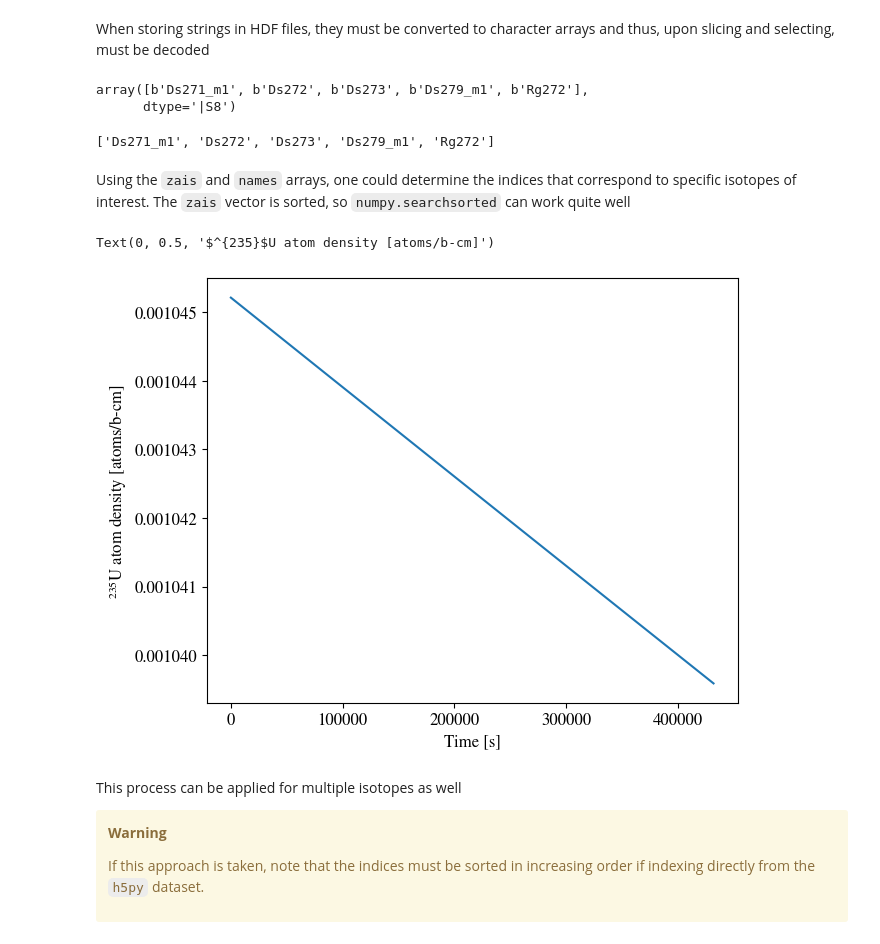
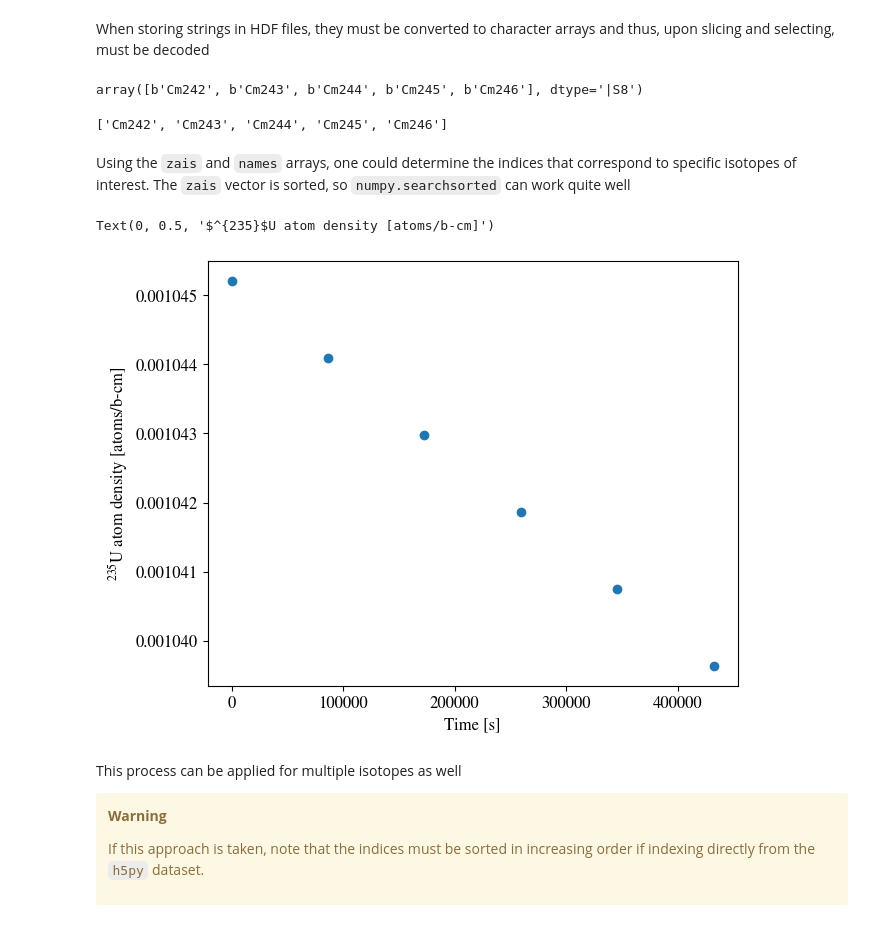
Before and after one commit to CORE-GATECH-GROUP/hydep, a Jupyter notebook: docs/examples/post-processing.ipynb, the cells around one changed output. Saved outputs shown, nothing was run; the diff lists cells and outputs as text; code cells hidden in the pictures.

```diff
--- a/docs/examples/post-processing.ipynb
+++ b/docs/examples/post-processing.ipynb
@@ -18,5 +18,5 @@ from hydep.hdfstore import HdfProcessor
 # %%
-pincell = HdfProcessor("./pincell-results.h5")
+pincell = Processor("./pincell-results.h5")
 # %% [markdown]
 ## Basic access
 The `HdfProcessor` is designed to sit as a convenience layer above the `h5py` API. It can be thought of as a read-only dictionary into the underlying results with the following methods
@@ -82,23 +82,22 @@ When storing strings in HDF files, they must be converted to character arrays an
 # %%
 pincell["isotopes/names"][-5:]
 # %% [output]
-array([b'Ds271_m1', b'Ds272', b'Ds273', b'Ds279_m1', b'Rg272'],
-      dtype='|S8')
+array([b'Cm242', b'Cm243', b'Cm244', b'Cm245', b'Cm246'], dtype='|S8')
 # %%
 list(b.decode() for b in pincell["isotopes/names"][-5:])
 # %% [output]
-['Ds271_m1', 'Ds272', 'Ds273', 'Ds279_m1', 'Rg272']
+['Cm242', 'Cm243', 'Cm244', 'Cm245', 'Cm246']
 # %% [markdown]
 Using the `zais` and `names` arrays, one could determine the indices that correspond to specific isotopes of interest. The `zais` vector is sorted, so `numpy.searchsorted` can work quite well
 # %%
 ix = numpy.searchsorted(pincell["isotopes/zais"], 922350)
 # %%
-pyplot.plot(pincell["time/time"][:-1], pincell["compositions"][:-1, 0, ix])
+pyplot.plot(pincell["time/time"], pincell["compositions"][..., ix], "o")
 pyplot.xlabel("Time [s]")
 pyplot.ylabel("$^{235}$U atom density [atoms/b-cm]")
 # %% [output]
 Text(0, 0.5, '$^{235}$U atom density [atoms/b-cm]')
-[figure, old version]
+[figure, new version]
 # %% [markdown]
 This process can be applied for multiple isotopes as well
 
```
Also changed, not shown: parts of 21 cells of this notebook, 2 other files.
